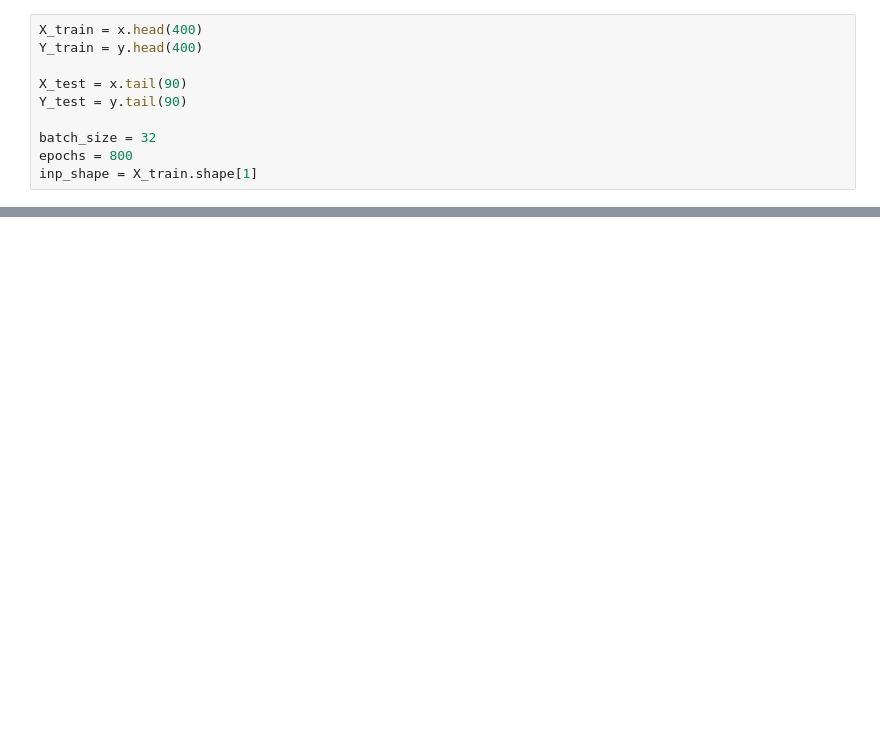
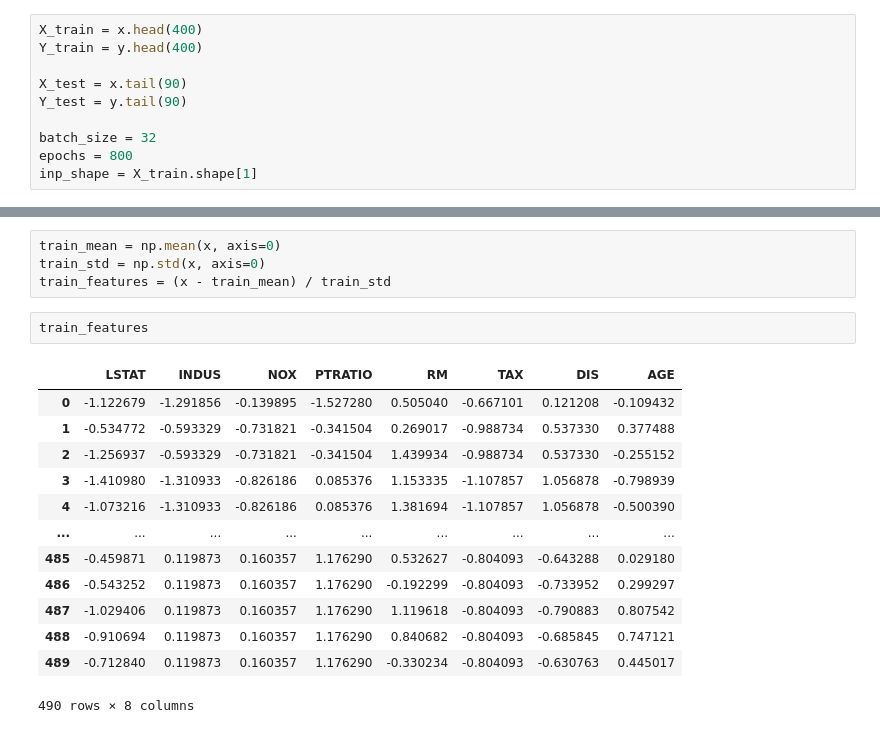
Before and after one commit to elshan2k/boston-house-prediction, a Jupyter notebook: demo.ipynb, the cells around one changed output, grey strips where cells are left out. Drawn from its saved outputs; the diff is of its cells as text; blank space fills up the shorter version.

```diff
--- a/demo.ipynb
+++ b/demo.ipynb
@@ -156,0 +162,20 @@ plt.ylim([0,100])
+# %%
+train_mean = np.mean(x, axis=0)
+train_std = np.std(x, axis=0)
+train_features = (x - train_mean) / train_std
+# %%
+train_features
+# %% [output]
+|  | LSTAT | INDUS | NOX | PTRATIO | RM | TAX | DIS | AGE |
+| 0 | -1.122679 | -1.291856 | -0.139895 | -1.527280 | 0.505040 | -0.667101 | 0.121208 | -0.109432 |
+| 1 | -0.534772 | -0.593329 | -0.731821 | -0.341504 | 0.269017 | -0.988734 | 0.537330 | 0.377488 |
+| 2 | -1.256937 | -0.593329 | -0.731821 | -0.341504 | 1.439934 | -0.988734 | 0.537330 | -0.255152 |
+| 3 | -1.410980 | -1.310933 | -0.826186 | 0.085376 | 1.153335 | -1.107857 | 1.056878 | -0.798939 |
+| 4 | -1.073216 | -1.310933 | -0.826186 | 0.085376 | 1.381694 | -1.107857 | 1.056878 | -0.500390 |
+| ... | ... | ... | ... | ... | ... | ... | ... | ... |
+| 485 | -0.459871 | 0.119873 | 0.160357 | 1.176290 | 0.532627 | -0.804093 | -0.643288 | 0.029180 |
+| 486 | -0.543252 | 0.119873 | 0.160357 | 1.176290 | -0.192299 | -0.804093 | -0.733952 | 0.299297 |
+| 487 | -1.029406 | 0.119873 | 0.160357 | 1.176290 | 1.119618 | -0.804093 | -0.790883 | 0.807542 |
+| 488 | -0.910694 | 0.119873 | 0.160357 | 1.176290 | 0.840682 | -0.804093 | -0.685845 | 0.747121 |
+| 489 | -0.712840 | 0.119873 | 0.160357 | 1.176290 | -0.330234 | -0.804093 | -0.630763 | 0.445017 |
+490 rows × 8 columns
```
Also changed, not shown: parts of 5 cells of this notebook, 3 other files.
